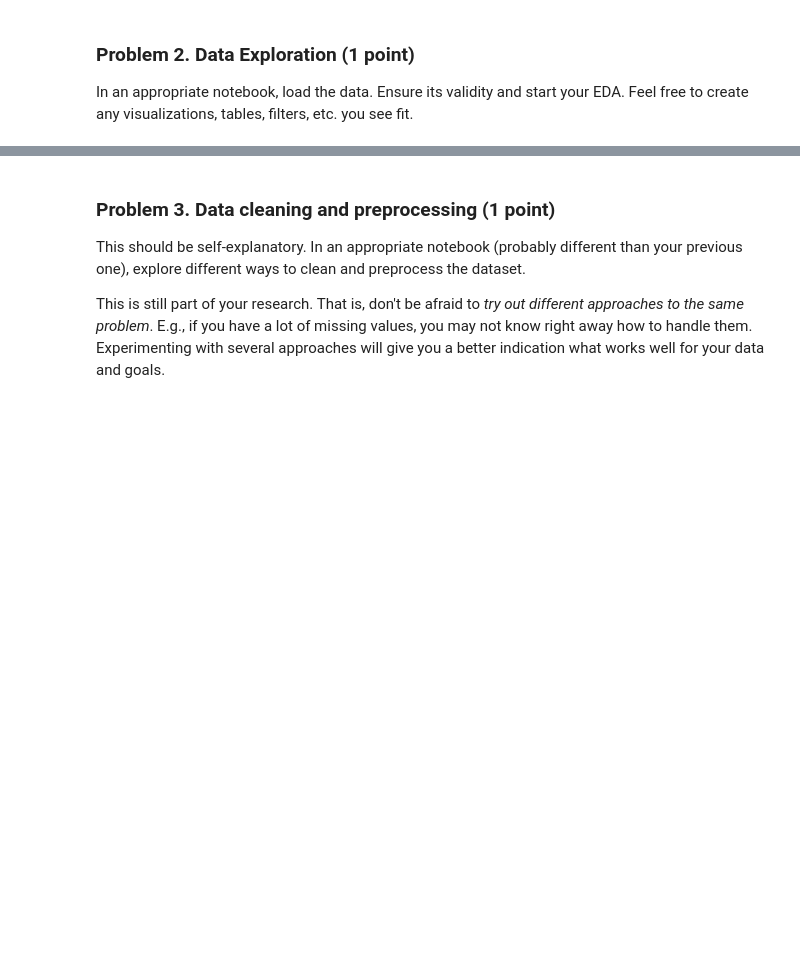
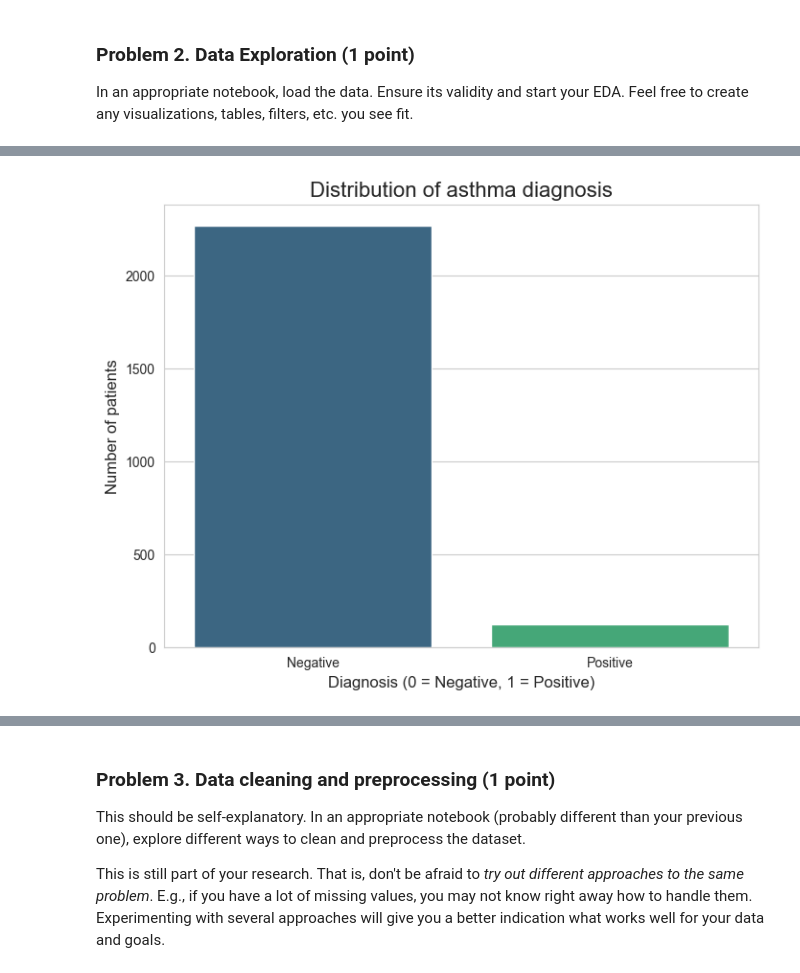
Before and after one commit to ivalinasim-eng/asthma-prediction-project, a Jupyter notebook: DS Project Archiecture Lab.ipynb, the cells around one changed output, grey strips where cells are left out. Drawn from its saved outputs; the diff is of its cells as text; code cells hidden in the pictures; blank space fills up the shorter version.

```diff
--- a/DS Project Archiecture Lab.ipynb
+++ b/DS Project Archiecture Lab.ipynb
@@ -130,3 +137,11 @@ fatal: unable to auto-detect email address (got 'user@DESKTOP-NRU7P8H.(none)')
 # %% [markdown]
 ### Problem 2. Data Exploration (1 point)
 In an appropriate notebook, load the data. Ensure its validity and start your EDA. Feel free to create any visualizations, tables, filters, etc. you see fit.
+# %%
+# Setting some display options for better readability
+pd.set_option('display.max_columns', None)
+sns.set_style('whitegrid')
+# %%
+file_path = 'data/asthma_disease_data.csv'
+df = pd.read_csv(file_path)
+df.head()
@@ -132,0 +166,82 @@ In an appropriate notebook, load the data. Ensure its validity and start your ED
+# %%
+# Summary
+df.info()
+
+# Checking for missing values
+df.isnull().sum()
+
+# Checking for duplicate rows
+duplicate_count = df.duplicated().sum()
+print(f"There are {duplicate_count} duplicate rows in the dataset.")
+
+# Descriptive statistics
+df.describe().T
+
+# EDA and vizualizations
+sns.set_style('whitegrid')
+
+# Checking the distribution of the most imporant variable: diagnosis
+expanded_binary_features = [
+    'Gender',
+    'Smoking',
+    'HistoryOfAllergies',
+    'FamilyHistoryAsthma',
+    'PetAllergy',
+    'Eczema',
+    'HayFever',
+    'ExerciseInduced'
+]
+
+plt.figure(figsize=(8, 6))
+sns.countplot(x='Diagnosis', data=df, palette='viridis')
+plt.title('Distribution of asthma diagnosis', fontsize=16)
+plt.xlabel('Diagnosis (0 = Negative, 1 = Positive)', fontsize=12)
+plt.ylabel('Number of patients', fontsize=12)
+plt.xticks([0, 1], ['Negative', 'Positive'])
+plt.show()
+
+print("Diagnosis distribution:")
+print(df['Diagnosis'].value_counts(normalize=True))
+
+# Exploaring how binary factors (like Allergies, Smoking) relate to the diagnosis
+# List of binary/categorical features to analyze
+binary_features = ['Gender', 'Allergies', 'DustExposure', 'GeneticRisk', 'Smoker']
+
+plt.figure(figsize=(20, 15))
+plt.suptitle('Binary features vs. Diagnosis', fontsize=20)
+
+for i, feature in enumerate(expanded_binary_features, 1):
+    plt.subplot(3, 3, i) # Adjusted grid size for more plots
+    sns.countplot(x=feature, hue='Diagnosis', data=df, palette='pastel')
+    plt.title(f'{feature} vs. Diagnosis')
+    plt.legend(title='Diagnosis', labels=['Negative', 'Positive'])
+
+plt.tight_layout(rect=[0, 0.03, 1, 0.95])
+plt.show()
+
+# Comparing the distribution of numerical values across our two diagnosis groups
+
+# List of numerical/symptom-related features
+expanded_numerical_features = [
+    'Age',
+    'BMI',
+    'LungFunctionFEV1',
+    'LungFunctionFVC',
+    'Wheezing',
+    'ShortnessOfBreath',
+    'ChestTightness',
+    'Coughing'
+]
+
+plt.figure(figsize=(20, 15))
+plt.suptitle('Numerical features vs. Diagnosis', fontsize=20)
+
+for i, feature in enumerate(expanded_numerical_features, 1):
+    plt.subplot(3, 3, i) # Adjusted grid size for more plots
+    sns.boxplot(x='Diagnosis', y=feature, data=df, palette='plasma')
+    plt.title(f'Distribution of {feature} by Diagnosis', fontsize=14)
+    plt.xticks([0, 1], ['Negative', 'Positive'])
+
+plt.tight_layout(rect=[0, 0.03, 1, 0.95])
+plt.show()
+# %% [output]
@@ -132,0 +268 @@ In an appropriate notebook, load the data. Ensure its validity and start your ED
+[figure, added]
```
Also changed, not shown: parts of 15 cells of this notebook, 7 other files.
